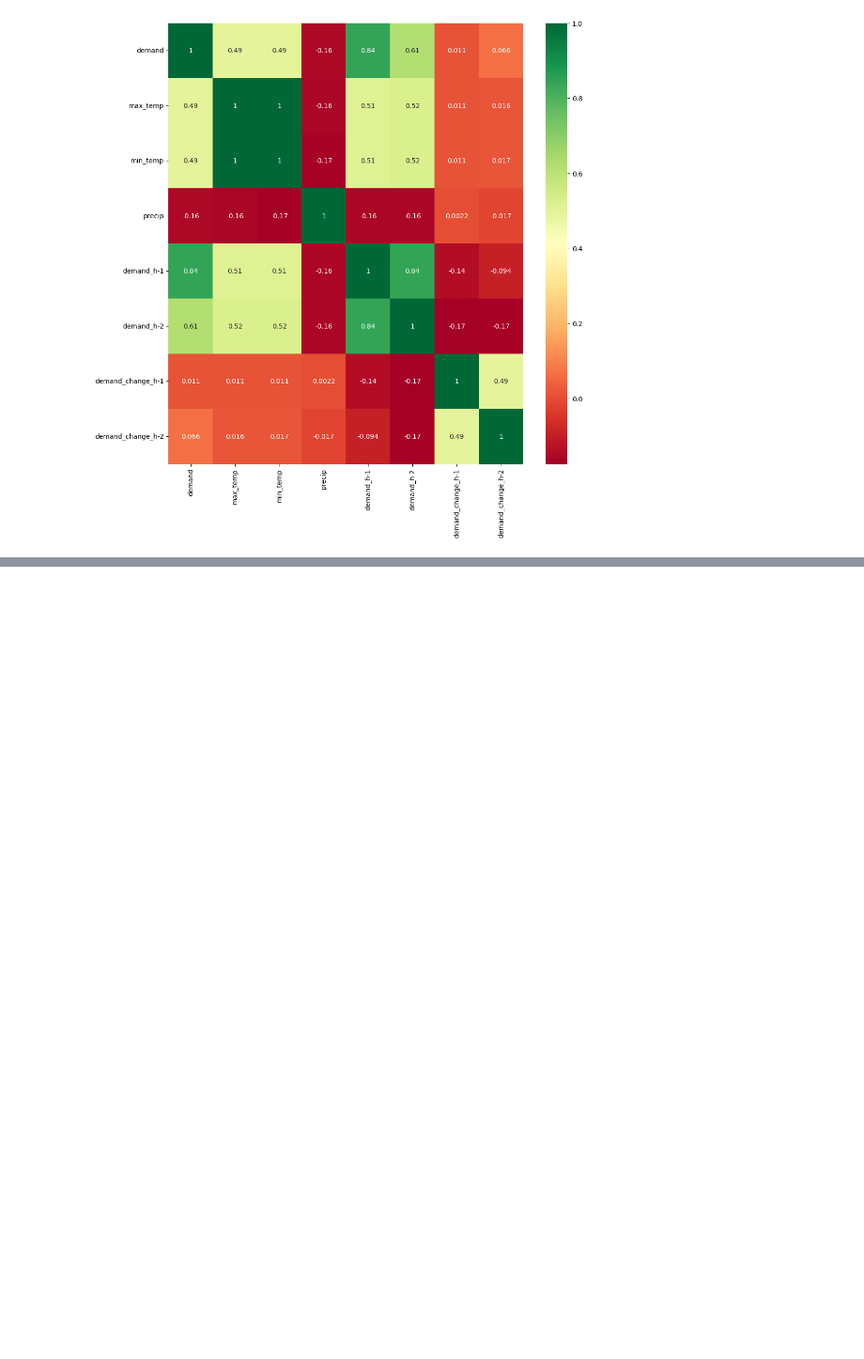
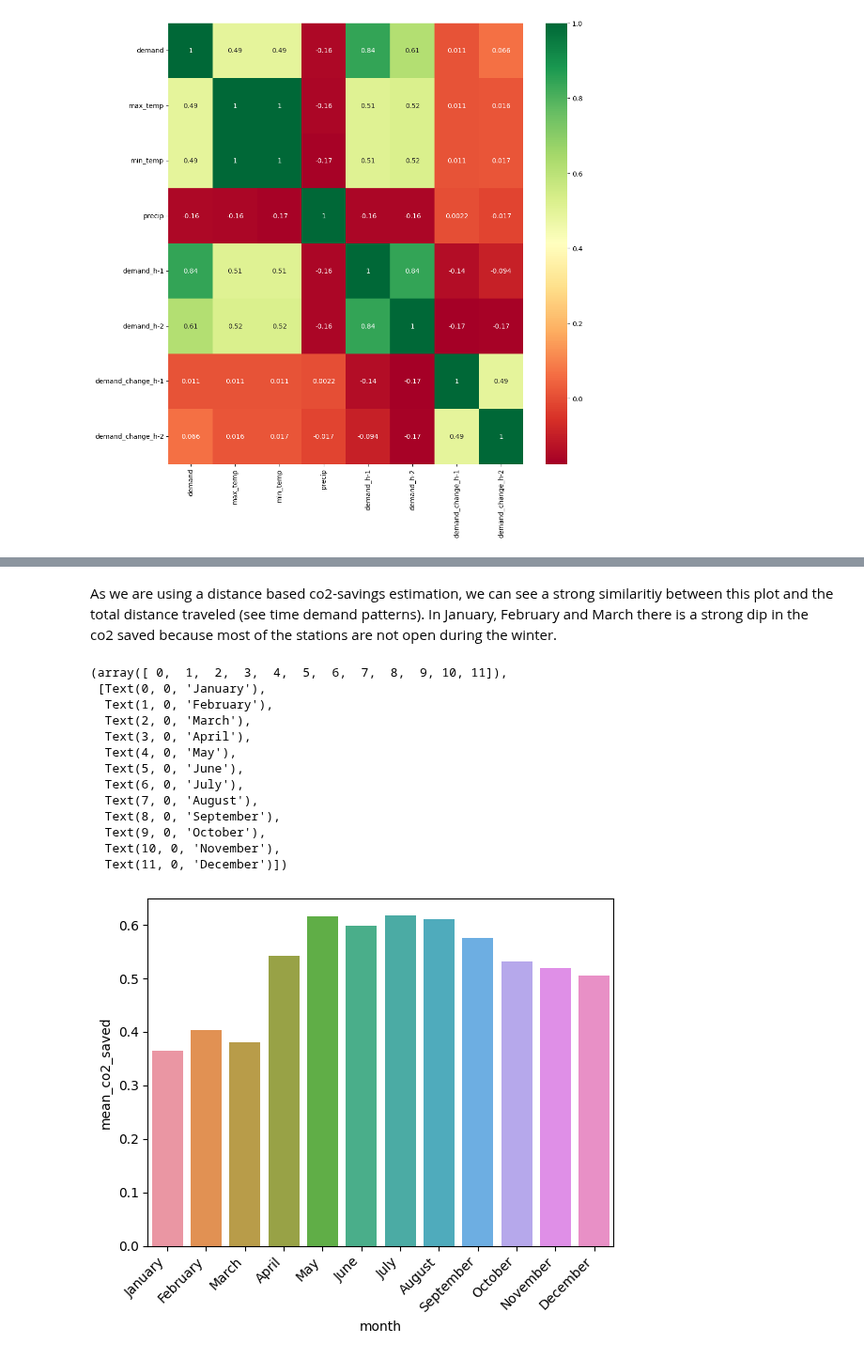
Before and after one commit to RavenRudi/AA_Group16, a Jupyter notebook: kpi_calculation.ipynb, the cells around one changed output, grey strips where cells are left out. Shown at 94% size. Cells and saved outputs as stored; diff of their text form; code cells hidden in the pictures; blank space fills up the shorter version.

```diff
--- a/kpi_calculation.ipynb
+++ b/kpi_calculation.ipynb
@@ -408,0 +476,24 @@ sns.heatmap(df_demand[top_corr_features].corr(),annot=True,cmap="RdYlGn")
+# %% [markdown]
+As we are using a distance based co2-savings estimation, we can see a strong similaritiy between this plot and the total distance traveled (see time demand patterns). In January, February and March there is a strong dip in the co2 saved because most of the stations are not open during the winter.
+# %%
+import matplotlib.pyplot as plt
+
+df_boston_co2_month_avg = df_boston.groupby(['month'])['co2_saved_comp_to_car_in_kg'].mean().reset_index(name='mean_co2_saved')
+
+sns.barplot(data=df_boston_co2_month_avg, x='month', y='mean_co2_saved')
+plt.xticks(rotation=45, ha='right')
+# %% [output]
+(array([ 0,  1,  2,  3,  4,  5,  6,  7,  8,  9, 10, 11]),
+ [Text(0, 0, 'January'),
+  Text(1, 0, 'February'),
+  Text(2, 0, 'March'),
+  Text(3, 0, 'April'),
+  Text(4, 0, 'May'),
+  Text(5, 0, 'June'),
+  Text(6, 0, 'July'),
+  Text(7, 0, 'August'),
+  Text(8, 0, 'September'),
+  Text(9, 0, 'October'),
+  Text(10, 0, 'November'),
+  Text(11, 0, 'December')])
+[figure, added]
```
Also changed, not shown: parts of 9 cells of this notebook.
